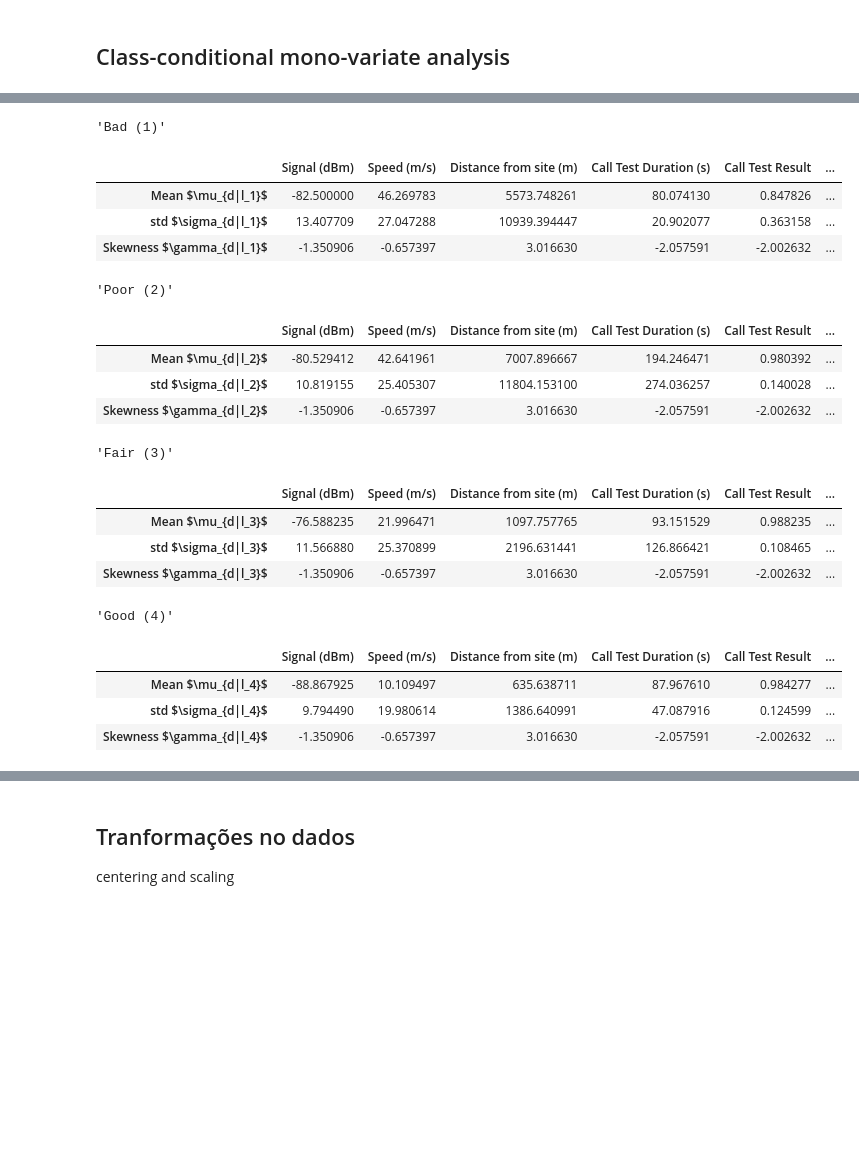
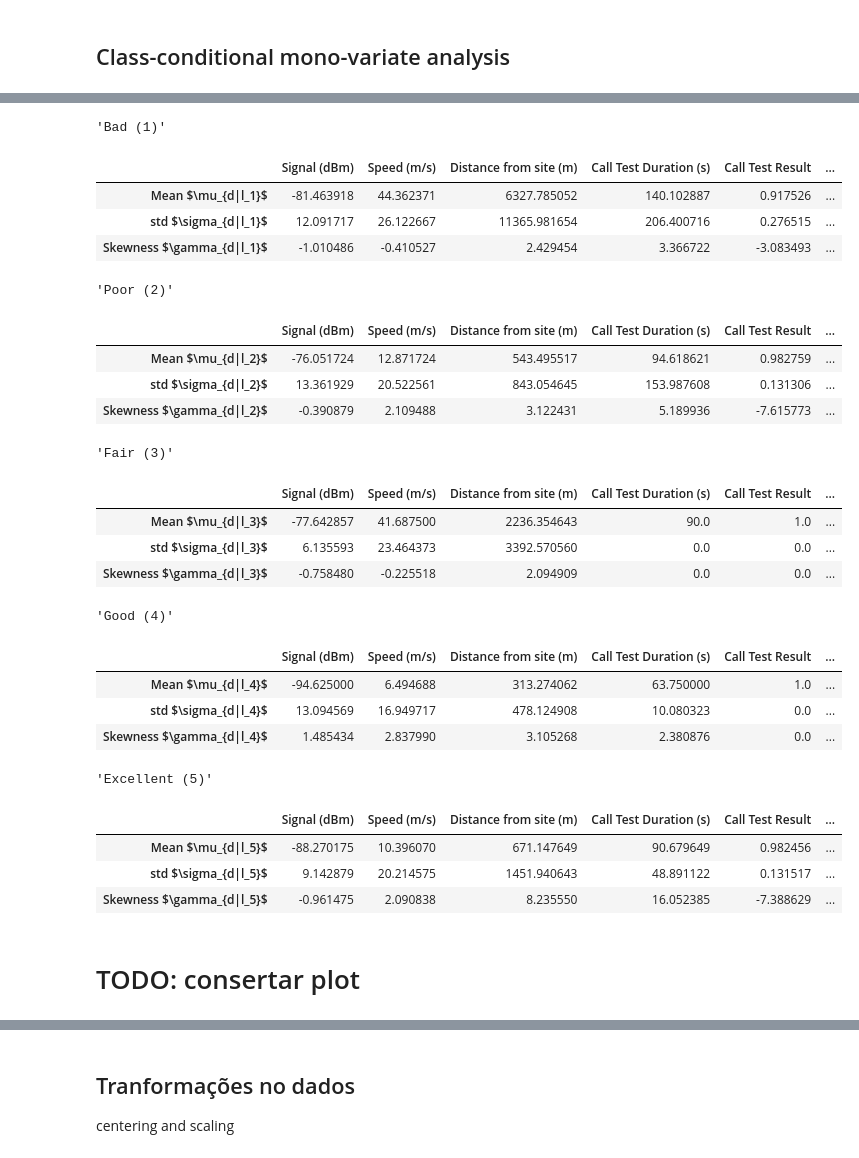
Before and after one commit to ezequiasjunior/ica2019.2, a Jupyter notebook: data_preprocessing.ipynb, the cells around one changed output, grey strips where cells are left out. Saved outputs shown, nothing was run; the diff lists cells and outputs as text; code cells hidden in the pictures; blank space fills up the shorter version.

```diff
--- a/data_preprocessing.ipynb
+++ b/data_preprocessing.ipynb
@@ -198,0 +138,3 @@ https://en.wikipedia.org/wiki/Mean_opinion_score
+# %%
+# Replacing negative values in 'Speed (m/s)':
+data = data.replace(to_replace={'Speed (m/s)': -1}, value=0)
@@ -198,0 +167,7 @@ https://en.wikipedia.org/wiki/Mean_opinion_score
+# %%
+# Transforming the 'MOS' column values into 5 classes (1-5):
+data.loc[(data['MOS']>=1 )&(data['MOS']<2.6),'MOS'] = 1
+data.loc[(data['MOS']>=2.6 )&(data['MOS']<3.1),'MOS'] = 2
+data.loc[(data['MOS']>=3.1 )&(data['MOS']<3.6),'MOS'] = 3
+data.loc[(data['MOS']>=3.6 )&(data['MOS']<4.1),'MOS'] = 4
+data.loc[(data['MOS']>=4.1 )&(data['MOS']<5),'MOS'] = 5
@@ -198,0 +189,4 @@ https://en.wikipedia.org/wiki/Mean_opinion_score
+# %%
+# Saving the data into a new variable, excluding the date-time information:
+datahw01 = data.drop("Date Of Test", axis=1)
+datahw01.info()
@@ -223,8 +234,2 @@ for i in range(0, 7):
 # %% [markdown]
 ## Class-conditional mono-variate analysis
-# %%
-cls = datahw01.groupby('MOS')
-classes = ['Bad (1)', 'Poor (2)', 'Fair (3)', 'Good (4)']
-print('Classe  | Quantidade')
-for i in cls.indices:
-    print(f'{classes[i-1]} |    {cls.get_group(i).iloc[:,1:].shape[0]}')
@@ -237,32 +236,42 @@ Good (4) |    318
 # %%
+cls = datahw01.groupby('MOS')
+classes = ['Bad (1)', 'Poor (2)', 'Fair (3)', 'Good (4)', 'Excellent (5)']
 cls_monovar = []
+
 for i in range(len(cls.indices)):
-    cls_monovar.append(cls.get_group(i+1).describe().iloc[1:3,:-1].append(cls.get_group(1).skew()[:-1],
+    cls_monovar.append(cls.get_group(i+1).describe().iloc[1:3,:-1].append(cls.get_group(i+1).skew()[:-1],
                                                                           ignore_index=True))
     cls_monovar[i].index = ['Mean $\mu_{d|l_%d}$'%(i+1),'std $\sigma_{d|l_%d}$'%(i+1),
                             'Skewness $\gamma_{d|l_%d}$'%(i+1)]
     display(classes[i], cls_monovar[i])
 # %% [output]
 'Bad (1)'
 |  | Signal (dBm) | Speed (m/s) | Distance from site (m) | Call Test Duration (s) | Call Test Result | ... |
-| Mean $\mu_{d|l_1}$ | -82.500000 | 46.269783 | 5573.748261 | 80.074130 | 0.847826 | ... |
-| std $\sigma_{d|l_1}$ | 13.407709 | 27.047288 | 10939.394447 | 20.902077 | 0.363158 | ... |
-| Skewness $\gamma_{d|l_1}$ | -1.350906 | -0.657397 | 3.016630 | -2.057591 | -2.002632 | ... |
+| Mean $\mu_{d|l_1}$ | -81.463918 | 44.362371 | 6327.785052 | 140.102887 | 0.917526 | ... |
+| std $\sigma_{d|l_1}$ | 12.091717 | 26.122667 | 11365.981654 | 206.400716 | 0.276515 | ... |
+| Skewness $\gamma_{d|l_1}$ | -1.010486 | -0.410527 | 2.429454 | 3.366722 | -3.083493 | ... |
 'Poor (2)'
 |  | Signal (dBm) | Speed (m/s) | Distance from site (m) | Call Test Duration (s) | Call Test Result | ... |
-| Mean $\mu_{d|l_2}$ | -80.529412 | 42.641961 | 7007.896667 | 194.246471 | 0.980392 | ... |
-| std $\sigma_{d|l_2}$ | 10.819155 | 25.405307 | 11804.153100 | 274.036257 | 0.140028 | ... |
-| Skewness $\gamma_{d|l_2}$ | -1.350906 | -0.657397 | 3.016630 | -2.057591 | -2.002632 | ... |
+| Mean $\mu_{d|l_2}$ | -76.051724 | 12.871724 | 543.495517 | 94.618621 | 0.982759 | ... |
+| std $\sigma_{d|l_2}$ | 13.361929 | 20.522561 | 843.054645 | 153.987608 | 0.131306 | ... |
+| Skewness $\gamma_{d|l_2}$ | -0.390879 | 2.109488 | 3.122431 | 5.189936 | -7.615773 | ... |
 'Fair (3)'
 |  | Signal (dBm) | Speed (m/s) | Distance from site (m) | Call Test Duration (s) | Call Test Result | ... |
-| Mean $\mu_{d|l_3}$ | -76.588235 | 21.996471 | 1097.757765 | 93.151529 | 0.988235 | ... |
-| std $\sigma_{d|l_3}$ | 11.566880 | 25.370899 | 2196.631441 | 126.866421 | 0.108465 | ... |
-| Skewness $\gamma_{d|l_3}$ | -1.350906 | -0.657397 | 3.016630 | -2.057591 | -2.002632 | ... |
+| Mean $\mu_{d|l_3}$ | -77.642857 | 41.687500 | 2236.354643 | 90.0 | 1.0 | ... |
+| std $\sigma_{d|l_3}$ | 6.135593 | 23.464373 | 3392.570560 | 0.0 | 0.0 | ... |
+| Skewness $\gamma_{d|l_3}$ | -0.758480 | -0.225518 | 2.094909 | 0.0 | 0.0 | ... |
 'Good (4)'
 |  | Signal (dBm) | Speed (m/s) | Distance from site (m) | Call Test Duration (s) | Call Test Result | ... |
-| Mean $\mu_{d|l_4}$ | -88.867925 | 10.109497 | 635.638711 | 87.967610 | 0.984277 | ... |
-| std $\sigma_{d|l_4}$ | 9.794490 | 19.980614 | 1386.640991 | 47.087916 | 0.124599 | ... |
-| Skewness $\gamma_{d|l_4}$ | -1.350906 | -0.657397 | 3.016630 | -2.057591 | -2.002632 | ... |
+| Mean $\mu_{d|l_4}$ | -94.625000 | 6.494688 | 313.274062 | 63.750000 | 1.0 | ... |
+| std $\sigma_{d|l_4}$ | 13.094569 | 16.949717 | 478.124908 | 10.080323 | 0.0 | ... |
+| Skewness $\gamma_{d|l_4}$ | 1.485434 | 2.837990 | 3.105268 | 2.380876 | 0.0 | ... |
+'Excellent (5)'
+|  | Signal (dBm) | Speed (m/s) | Distance from site (m) | Call Test Duration (s) | Call Test Result | ... |
+| Mean $\mu_{d|l_5}$ | -88.270175 | 10.396070 | 671.147649 | 90.679649 | 0.982456 | ... |
+| std $\sigma_{d|l_5}$ | 9.142879 | 20.214575 | 1451.940643 | 48.891122 | 0.131517 | ... |
+| Skewness $\gamma_{d|l_5}$ | -0.961475 | 2.090838 | 8.235550 | 16.052385 | -7.388629 | ... |
+# %% [markdown]
+# TODO: consertar plot
 # %%
 color=['C0','C1','C2','C3']
 for j in cls.indices:
```
Also changed, not shown: parts of 32 cells of this notebook, 4 other files.
